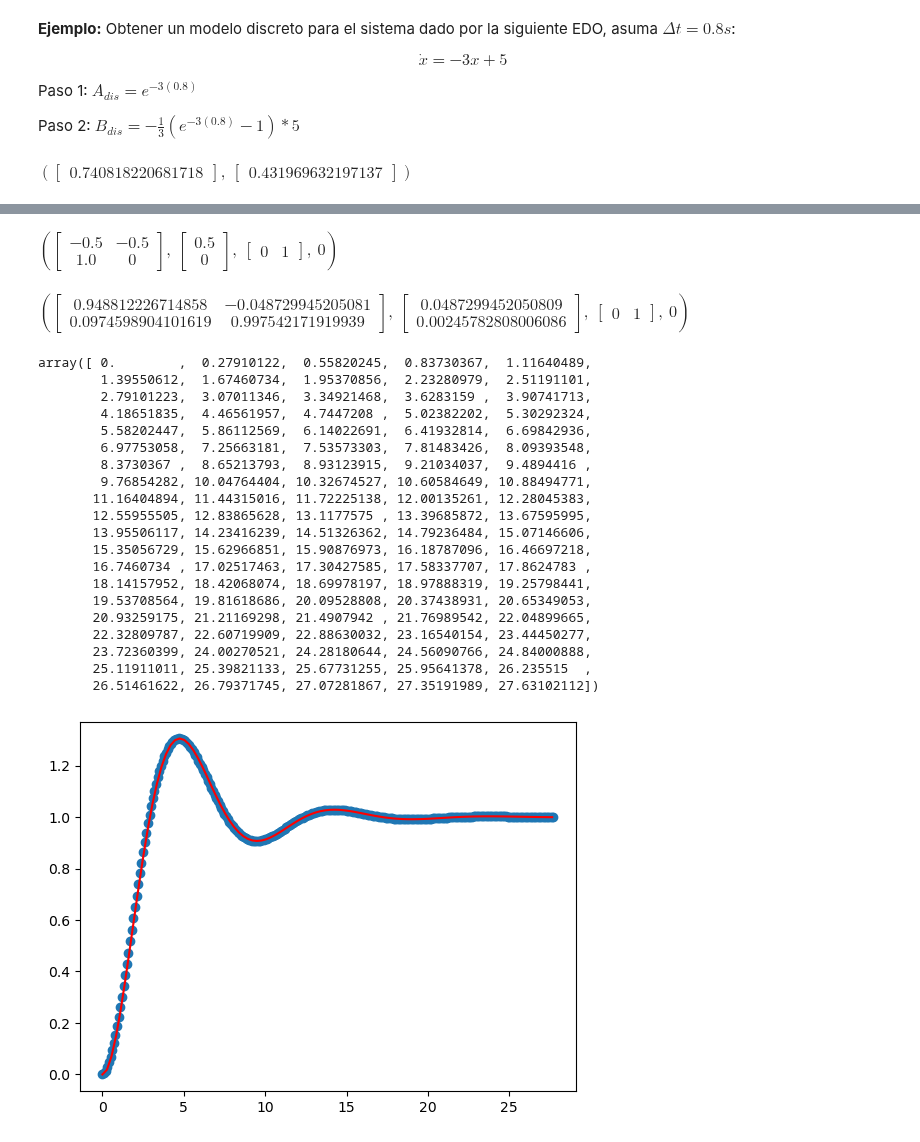
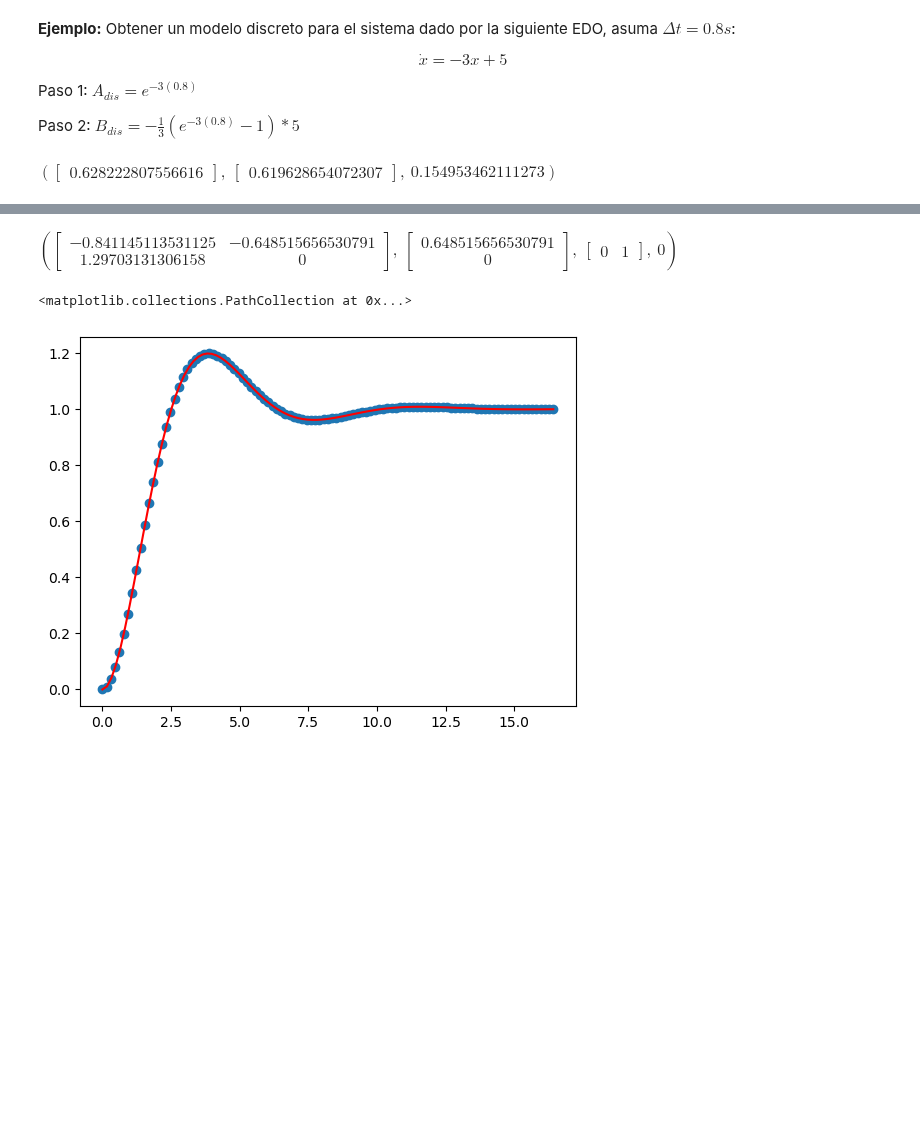
Before and after one commit to jairocuellar/System_identification, a Jupyter notebook: class_07_01.ipynb, the cells around one changed output, grey strips where cells are left out. Cells and saved outputs as stored; diff of their text form; code cells hidden in the pictures; blank space fills up the shorter version.

```diff
--- a/class_07_01.ipynb
+++ b/class_07_01.ipynb
@@ -129,16 +129,17 @@ Paso 1: $A_{dis} = e^{-3 (0.8)}$
 
 Paso 2: $B_{dis} = -\frac{1}{3}(e^{-3 (0.8)}-1)*5$
 # %%
-dt = 0.1            # Tiempo de muestreo
+dt = random.random()            # Tiempo de muestreo
+
 A = Matrix([-3])
 B = Matrix([5])
 u = 1
 
 Adis = (dt*A).exp();
 Bdis = A.inv()*(Adis-np.eye(len(B)))*B
-Adis, Bdis
+Adis, Bdis, dt
 # %% [output]
-$\displaystyle \left( \left[\begin{matrix}0.740818220681718\end{matrix}\right], \  \left[\begin{matrix}0.431969632197137\end{matrix}\right]\right)$
+$\displaystyle \left( \left[\begin{matrix}0.628222807556616\end{matrix}\right], \  \left[\begin{matrix}0.619628654072307\end{matrix}\right], \  0.154953462111273\right)$
 # %% [markdown]
 ## Comparación SS en Td vs Tc
 
@@ -171,9 +172,10 @@ Asumiendo parámetros con valores R , C , L
 ###   Definir un espacio de estados en el tiempo:
 ###   Circuito RLC - Serie
 
-R = 1;
-L = 2;
-Co = 1;
+R = 2*random.random();
+Co = 1/R;
+L = 2*Co;
+
 
 A = Matrix([[-R/L,-1/L],[1/Co,0]])
 B = Matrix([[1/L],[0]])
@@ -182,44 +184,21 @@ D = 0
 
 A, B, C, D
 # %% [output]
-$\displaystyle \left( \left[\begin{matrix}-0.5 & -0.5\\1.0 & 0\end{matrix}\right], \  \left[\begin{matrix}0.5\\0\end{matrix}\right], \  \left[\begin{matrix}0 & 1\end{matrix}\right], \  0\right)$
+$\displaystyle \left( \left[\begin{matrix}-0.841145113531125 & -0.648515656530791\\1.29703131306158 & 0\end{matrix}\right], \  \left[\begin{matrix}0.648515656530791\\0\end{matrix}\right], \  \left[\begin{matrix}0 & 1\end{matrix}\right], \  0\right)$
 # %%
 ## VERIFICAR LAS ECUACIONES PARA A Y B EN TD
 Adis = (dt*A).exp()
 Bdis = A.inv()*(Adis-np.eye(len(B)))*B
-
-Adis, Bdis, C, D
-# %% [output]
-$\displaystyle \left( \left[\begin{matrix}0.948812226714858 & -0.048729945205081\\0.0974598904101619 & 0.997542171919939\end{matrix}\right], \  \left[\begin{matrix}0.0487299452050809\\0.00245782808006086\end{matrix}\right], \  \left[\begin{matrix}0 & 1\end{matrix}\right], \  0\right)$
 # %%
 ### Método c2d continuo a discreto
 Gs = control.ss(A,B,C,D)
-Gd2 = control.c2d(Gs,dt,'foh')
+Gd2 = control.c2d(Gs,dt,'zoh')
 
 t1,y1 = control.step_response(Gs)
 plt.plot(t1,y1,color = 'red')
 t2,y2 = control.step_response(Gd2)
 plt.scatter(t2,y2)
 # %% [output]
-array([ 0.        ,  0.27910122,  0.55820245,  0.83730367,  1.11640489,
-        1.39550612,  1.67460734,  1.95370856,  2.23280979,  2.51191101,
-        2.79101223,  3.07011346,  3.34921468,  3.6283159 ,  3.90741713,
-        4.18651835,  4.46561957,  4.7447208 ,  5.02382202,  5.30292324,
-        5.58202447,  5.86112569,  6.14022691,  6.41932814,  6.69842936,
-        6.97753058,  7.25663181,  7.53573303,  7.81483426,  8.09393548,
-        8.3730367 ,  8.65213793,  8.93123915,  9.21034037,  9.4894416 ,
-        9.76854282, 10.04764404, 10.32674527, 10.60584649, 10.88494771,
-       11.16404894, 11.44315016, 11.72225138, 12.00135261, 12.28045383,
-       12.55955505, 12.83865628, 13.1177575 , 13.39685872, 13.67595995,
-       13.95506117, 14.23416239, 14.51326362, 14.79236484, 15.07146606,
-       15.35056729, 15.62966851, 15.90876973, 16.18787096, 16.46697218,
-       16.7460734 , 17.02517463, 17.30427585, 17.58337707, 17.8624783 ,
-       18.14157952, 18.42068074, 18.69978197, 18.97888319, 19.25798441,
-       19.53708564, 19.81618686, 20.09528808, 20.37438931, 20.65349053,
-       20.93259175, 21.21169298, 21.4907942 , 21.76989542, 22.04899665,
-       22.32809787, 22.60719909, 22.88630032, 23.16540154, 23.44450277,
-       23.72360399, 24.00270521, 24.28180644, 24.56090766, 24.84000888,
-       25.11911011, 25.39821133, 25.67731255, 25.95641378, 26.235515  ,
-       26.51461622, 26.79371745, 27.07281867, 27.35191989, 27.63102112])
+<matplotlib.collections.PathCollection at 0x...>
-[figure, old version]
+[figure, new version]
 # %%
```
Also changed, not shown: parts of 5 cells of this notebook, 4 other files.
